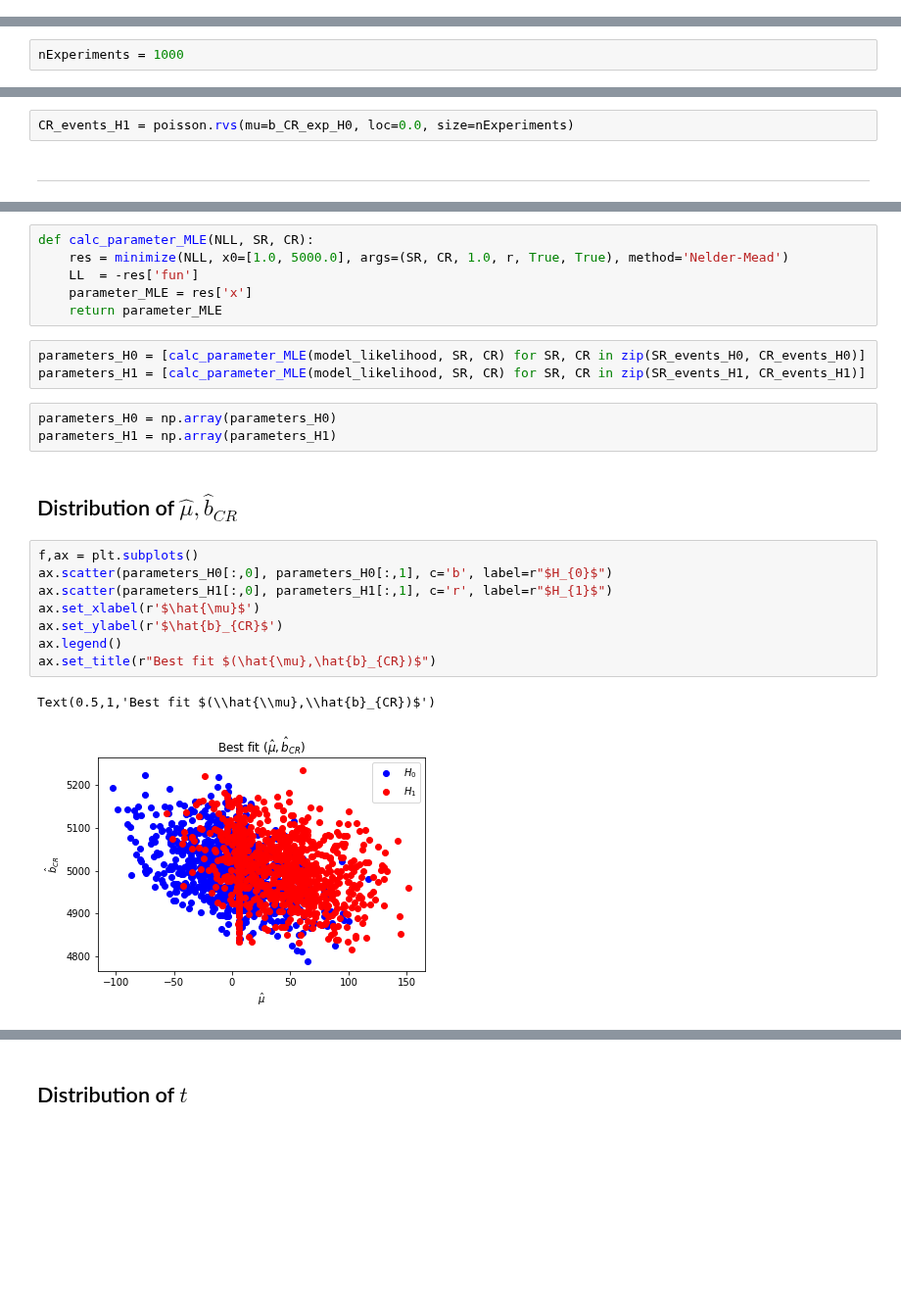
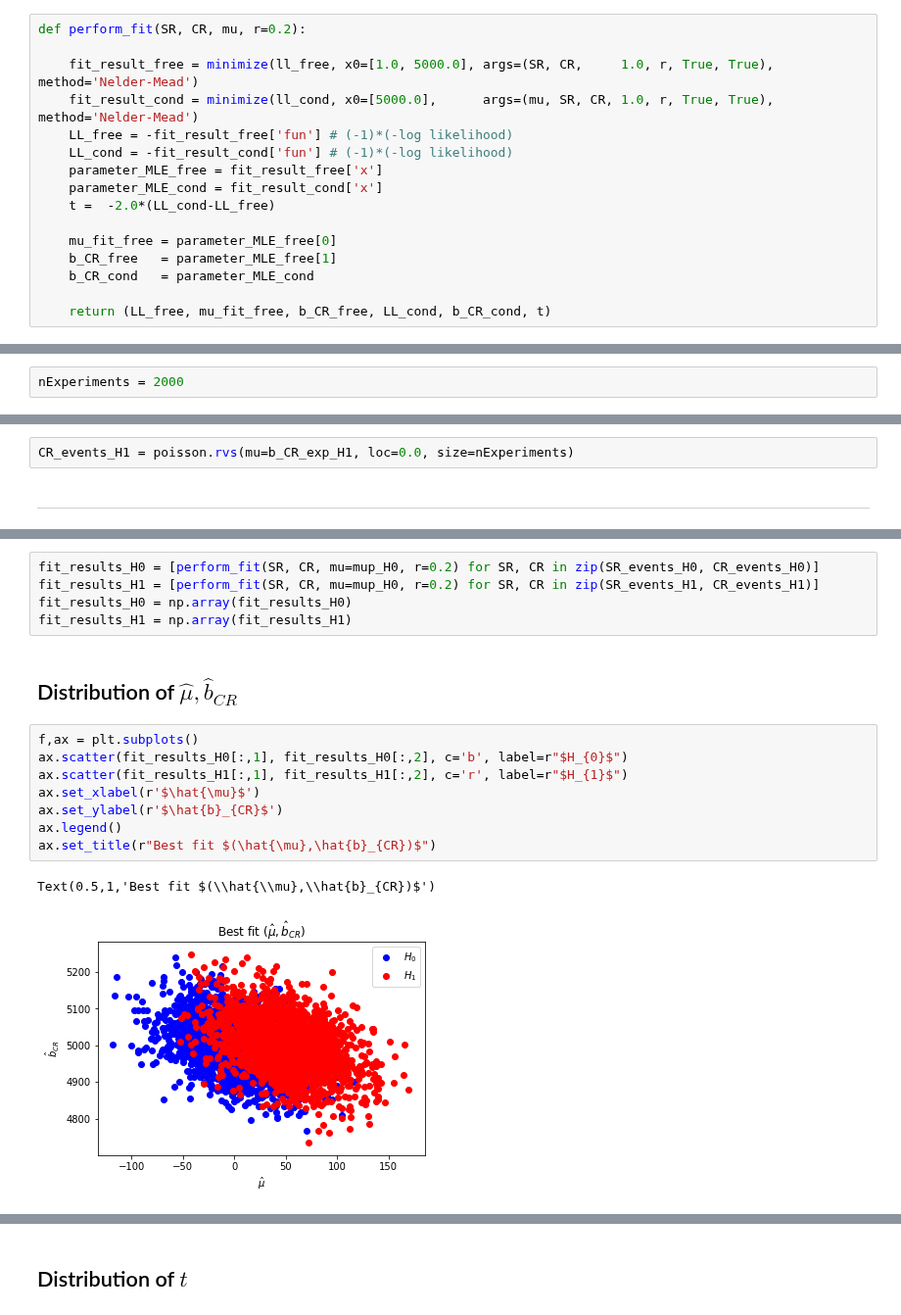
Before and after one commit to denglert/statistics-sandbox, a Jupyter notebook: Asimov_paper/POI_with_CR_NP.ipynb, the cells around one changed output, grey strips where cells are left out. Shown at 98% size. Cells and saved outputs as stored; diff of their text form; blank space fills up the shorter version.

```diff
--- a/Asimov_paper/POI_with_CR_NP.ipynb
+++ b/Asimov_paper/POI_with_CR_NP.ipynb
@@ -98,7 +105,23 @@ def model_likelihood(parameters, SR_measured, CR_measured, s0=1.0, r=0.2, log=Fa
+# %%
+def perform_fit(SR, CR, mu, r=0.2):
+
+    fit_result_free = minimize(ll_free, x0=[1.0, 5000.0], args=(SR, CR,     1.0, r, True, True), method='Nelder-Mead')
+    fit_result_cond = minimize(ll_cond, x0=[5000.0],      args=(mu, SR, CR, 1.0, r, True, True), method='Nelder-Mead')
+    LL_free = -fit_result_free['fun'] # (-1)*(-log likelihood)
+    LL_cond = -fit_result_cond['fun'] # (-1)*(-log likelihood)
+    parameter_MLE_free = fit_result_free['x']
+    parameter_MLE_cond = fit_result_cond['x']
+    t =  -2.0*(LL_cond-LL_free)
+
+    mu_fit_free = parameter_MLE_free[0]
+    b_CR_free   = parameter_MLE_free[1]
+    b_CR_cond   = parameter_MLE_cond
+
+    return (LL_free, mu_fit_free, b_CR_free, LL_cond, b_CR_cond, t)
 # %% [markdown]
 ## Truth model
 # %%
-nExperiments = 1000
+nExperiments = 2000
 # %%
 Z = 1.64
 s0 = 1.0
@@ -147,7 +170,7 @@ CR
 # %%
 b_CR_exp_H1 = 5000.0
 # %%
-CR_events_H1 = poisson.rvs(mu=b_CR_exp_H0, loc=0.0, size=nExperiments)
+CR_events_H1 = poisson.rvs(mu=b_CR_exp_H1, loc=0.0, size=nExperiments)
 # %% [markdown]
 ----
 # %%
@@ -192,26 +200,19 @@ array([-0.03046161, -0.02358773, -0.01488374, -0.03577926, -0.02293778,
-# %%
-def calc_parameter_MLE(NLL, SR, CR):
-    res = minimize(NLL, x0=[1.0, 5000.0], args=(SR, CR, 1.0, r, True, True), method='Nelder-Mead')
-    LL  = -res['fun']
-    parameter_MLE = res['x']
-    return parameter_MLE
 # %%
-parameters_H0 = [calc_parameter_MLE(model_likelihood, SR, CR) for SR, CR in zip(SR_events_H0, CR_events_H0)]
-parameters_H1 = [calc_parameter_MLE(model_likelihood, SR, CR) for SR, CR in zip(SR_events_H1, CR_events_H1)]
+fit_results_H0 = [perform_fit(SR, CR, mu=mup_H0, r=0.2) for SR, CR in zip(SR_events_H0, CR_events_H0)]
+fit_results_H1 = [perform_fit(SR, CR, mu=mup_H0, r=0.2) for SR, CR in zip(SR_events_H1, CR_events_H1)]
+fit_results_H0 = np.array(fit_results_H0)
+fit_results_H1 = np.array(fit_results_H1)
-# %%
-parameters_H0 = np.array(parameters_H0)
-parameters_H1 = np.array(parameters_H1)
 # %% [markdown]
 ## Distribution of $\hat{\mu},\hat{b}_{CR}$
 # %%
 f,ax = plt.subplots()
-ax.scatter(parameters_H0[:,0], parameters_H0[:,1], c='b', label=r"$H_{0}$")
-ax.scatter(parameters_H1[:,0], parameters_H1[:,1], c='r', label=r"$H_{1}$")
+ax.scatter(fit_results_H0[:,1], fit_results_H0[:,2], c='b', label=r"$H_{0}$")
+ax.scatter(fit_results_H1[:,1], fit_results_H1[:,2], c='r', label=r"$H_{1}$")
 ax.set_xlabel(r'$\hat{\mu}$')
 ax.set_ylabel(r'$\hat{b}_{CR}$')
 ax.legend()
 ax.set_title(r"Best fit $(\hat{\mu},\hat{b}_{CR})$")
 # %% [output]
 Text(0.5,1,'Best fit $(\\hat{\\mu},\\hat{b}_{CR})$')
-[figure, old version]
+[figure, new version]
 # %%
```
Also changed, not shown: parts of 10 cells of this notebook, 1 other file.
